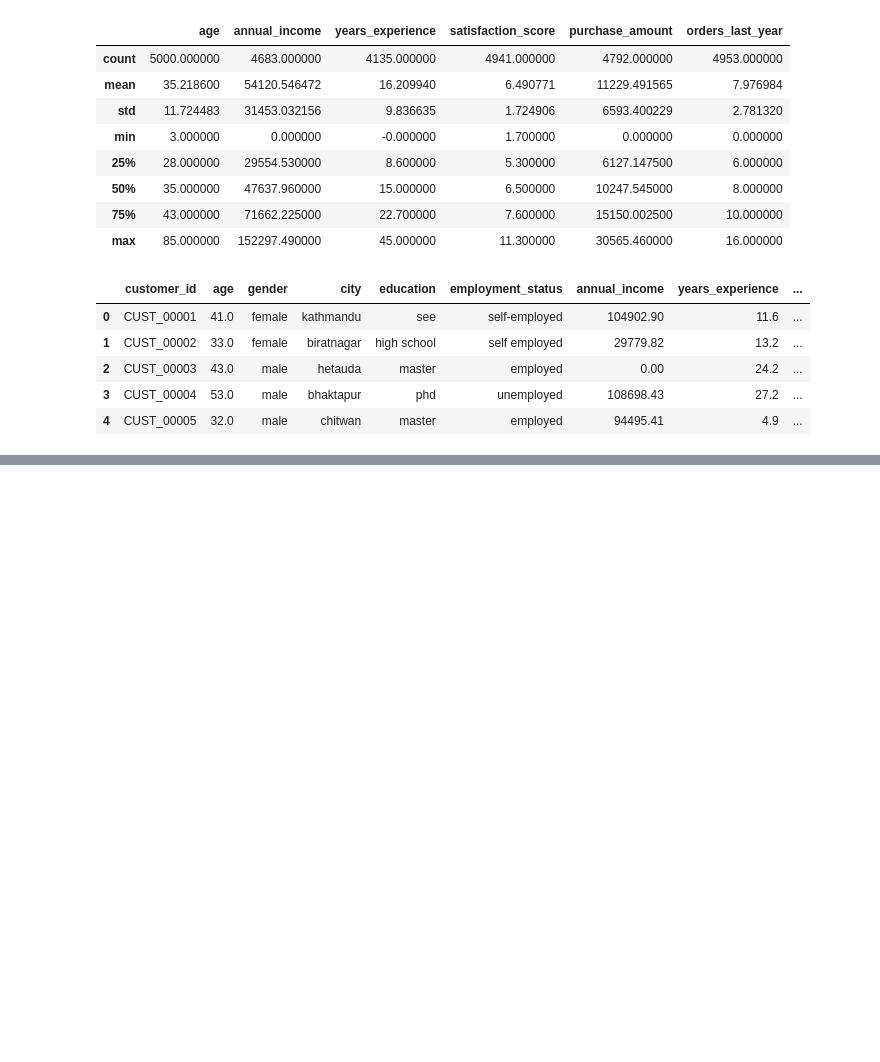
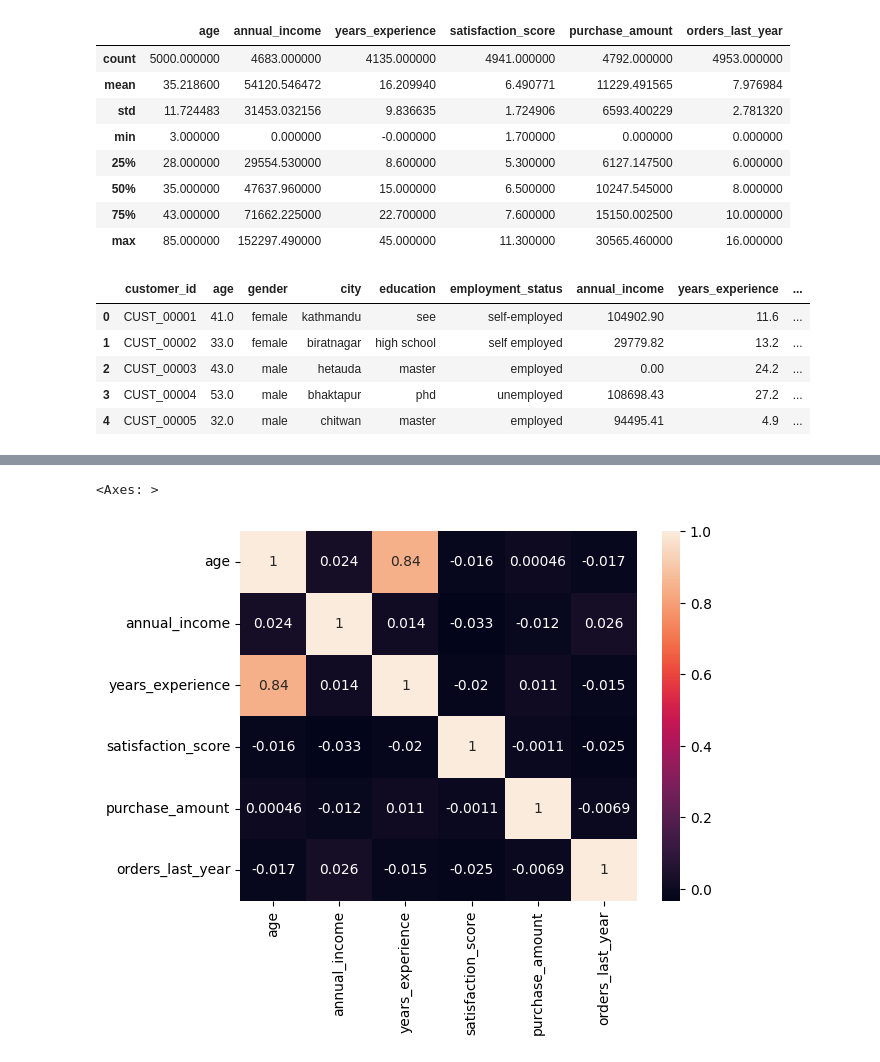
Before and after one commit to lovkush7/MACHINE-LEARNING-, a Jupyter notebook: churned.ipynb, the cells around one changed output, grey strips where cells are left out. Drawn from its saved outputs; the diff is of its cells as text; code cells hidden in the pictures; blank space fills up the shorter version.

```diff
--- a/churned.ipynb
+++ b/churned.ipynb
@@ -579,0 +587,5 @@ for col in num_cols:
+# %%
+sns.heatmap(data.corr(numeric_only=True),annot=True)
+# %% [output]
+<Axes: >
+[figure, added]
```
Also changed, not shown: parts of 44 cells of this notebook.
